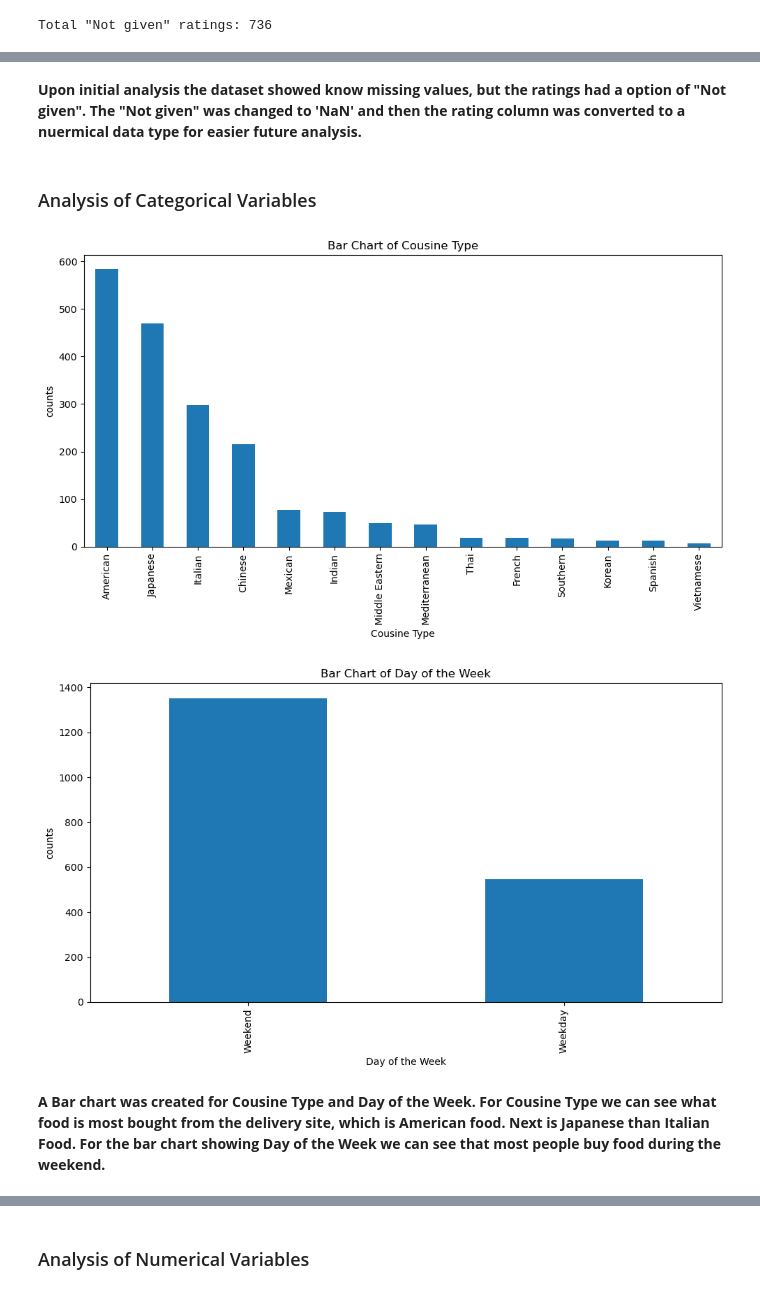
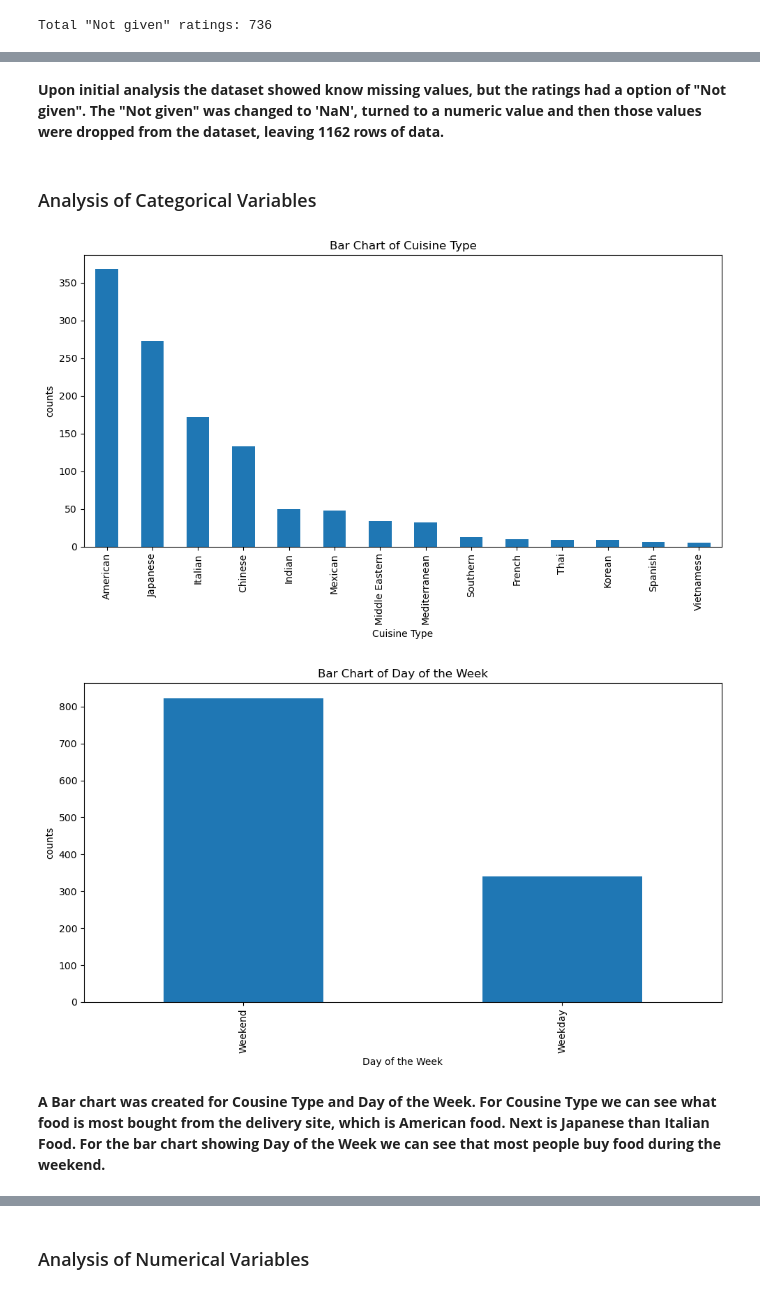
Before and after one commit to taradehdari/foodDelivery, a Jupyter notebook: Team5_FinalProject.ipynb, the cells around one changed output, grey strips where cells are left out. Drawn from its saved outputs; the diff is of its cells as text; code cells hidden in the pictures.

```diff
--- a/Team5_FinalProject.ipynb
+++ b/Team5_FinalProject.ipynb
@@ -31,7 +44,7 @@ food.head()
 ## Exploratory Data Analysis / Preprocessing
 # %%
 # defining new columns for better readability
-new_headers = ['Order ID', 'Customer ID', 'Restaurant Name', 'Cousine Type', 'Cost of the Order', 'Day of the Week', 'Rating', 'Food Preparation Time', 'Delivery Time']
+new_headers = ['Order ID', 'Customer ID', 'Restaurant Name', 'Cuisine Type', 'Cost of the Order', 'Day of the Week', 'Rating', 'Food Preparation Time', 'Delivery Time']
 
 # assign to data frame
 food.columns = new_headers
@@ -93,3 +106,9 @@ food['Rating'] = food['Rating'].replace('Not given', np.nan)
 
 # convert rating to numeric type
 food['Rating'] = pd.to_numeric(food['Rating'])
+
+# drop 'Not Given'
+food = food.dropna(subset=['Rating'])
+
+display(food.info())
+display(food.shape)
@@ -96,22 +132,22 @@ food['Rating'] = pd.to_numeric(food['Rating'])
-# %% [markdown]
-**Upon initial analysis the dataset showed know missing values, but the ratings had a option of "Not given". The "Not given" was changed to 'NaN' and then the rating column was converted to a nuermical data type for easier future analysis.**
+# %% [markdown]
+**Upon initial analysis the dataset showed know missing values, but the ratings had a option of "Not given". The "Not given" was changed to 'NaN', turned to a numeric value and then those values were dropped from the dataset, leaving 1162 rows of data.**
 # %% [markdown]
 ### Analysis of Categorical Variables
 # %%
-col_bar = ['Cousine Type', 'Day of the Week']
+col_bar = ['Cuisine Type', 'Day of the Week']
 
 for col in col_bar:
     plt.figure(figsize= (10,6))
     food[col].value_counts().plot(kind='bar')
     plt.title(f'Bar Chart of {col}')
     plt.xlabel(col)
     plt.ylabel('counts')
     plt.tight_layout()
 # %% [output]
-[figure, old version]
+[figure, new version]
-[figure, old version]
+[figure, new version]
-# %% [markdown]
-**A Bar chart was created for Cousine Type and Day of the Week. For Cousine Type we can see what food is most bought from the delivery site, which is American food. Next is Japanese than Italian Food. For the bar chart showing Day of the Week we can see that most people buy food during the weekend.**
+# %% [markdown]
+**A Bar chart was created for Cousine Type and Day of the Week. For Cousine Type we can see what food is most bought from the delivery site, which is American food. Next is Japanese than Italian Food. For the bar chart showing Day of the Week we can see that most people buy food during the weekend.**
 # %%
 # unique restaurant names
 unique_names = food['Restaurant Name'].nunique()
```
Also changed, not shown: parts of 56 cells of this notebook.
